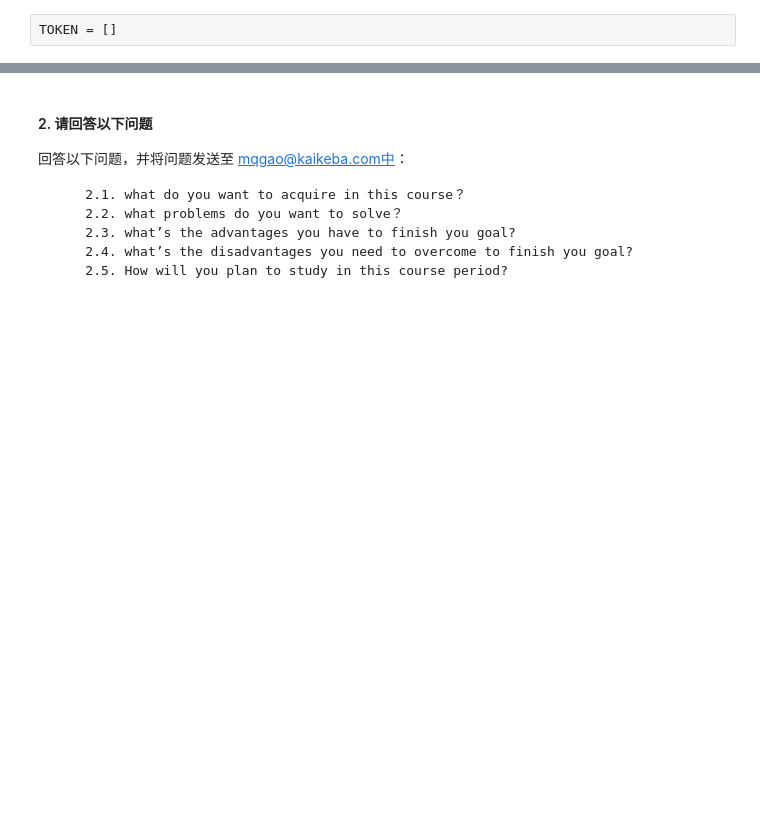
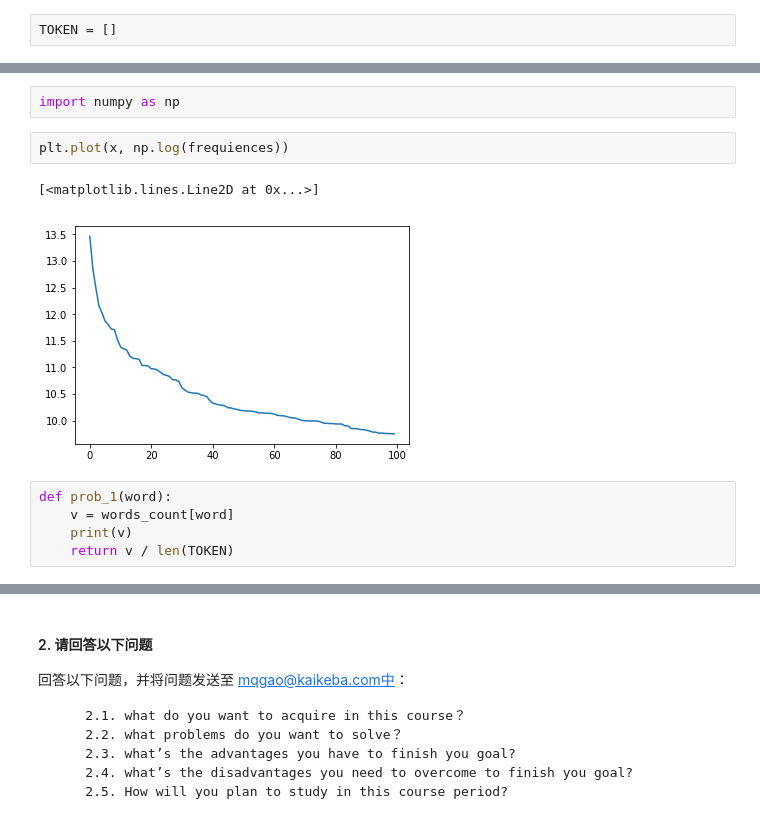
Before and after one commit to melvinno/NLP, a Jupyter notebook: Assignment-01.ipynb, the cells around one changed output, grey strips where cells are left out. Saved outputs shown, nothing was run; the diff lists cells and outputs as text; blank space fills up the shorter version.

```diff
--- a/Assignment-01.ipynb
+++ b/Assignment-01.ipynb
@@ -167 +200,13 @@ Prefix dict has been built succesfully.
+# %%
+import numpy as np
+# %%
+plt.plot(x, np.log(frequiences))
+# %% [output]
+[<matplotlib.lines.Line2D at 0x...>]
+[figure, added]
+# %%
+def prob_1(word):
+    v = words_count[word]
+    print(v)
+    return v / len(TOKEN)
 # %%
```
Also changed, not shown: parts of 34 cells of this notebook.
